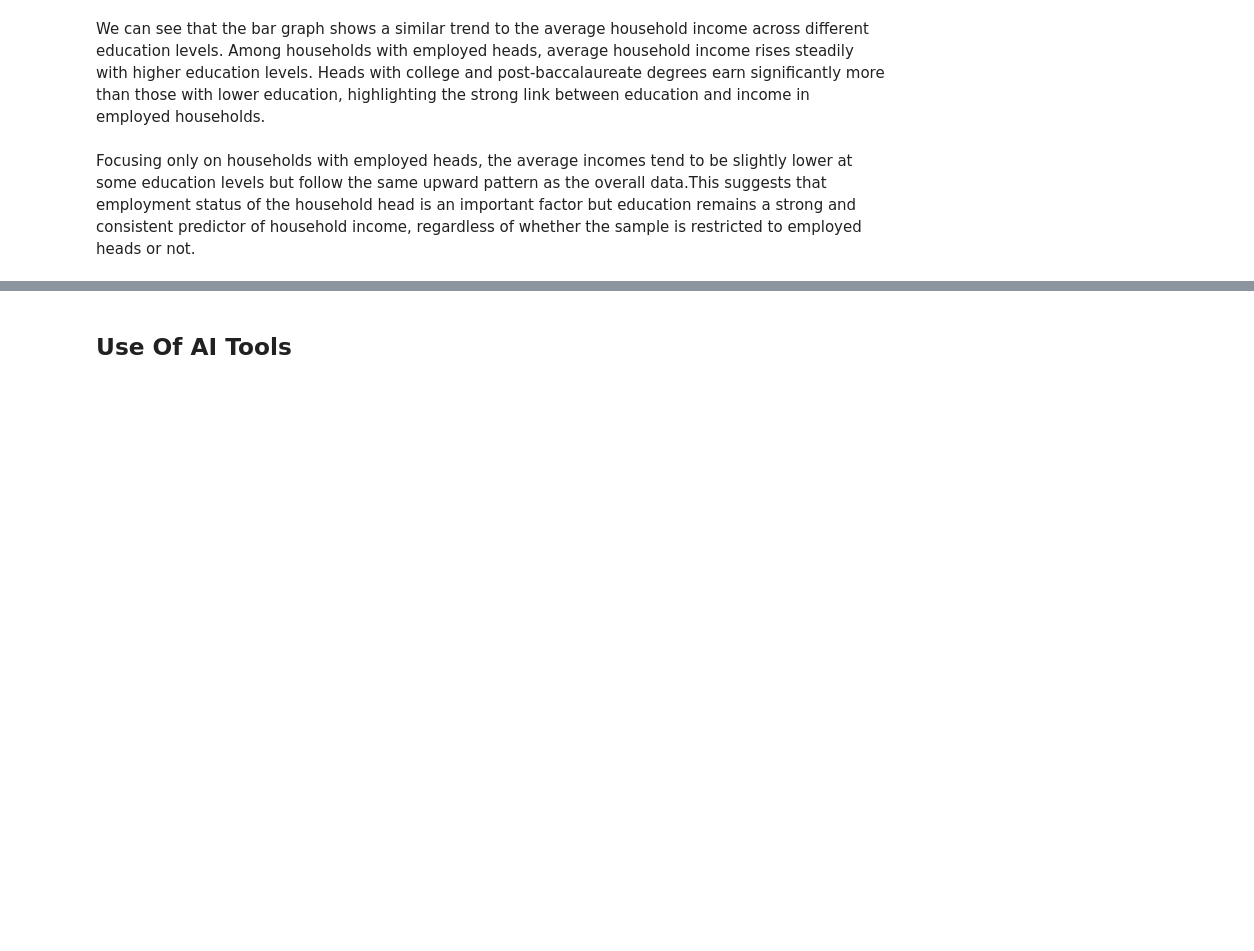
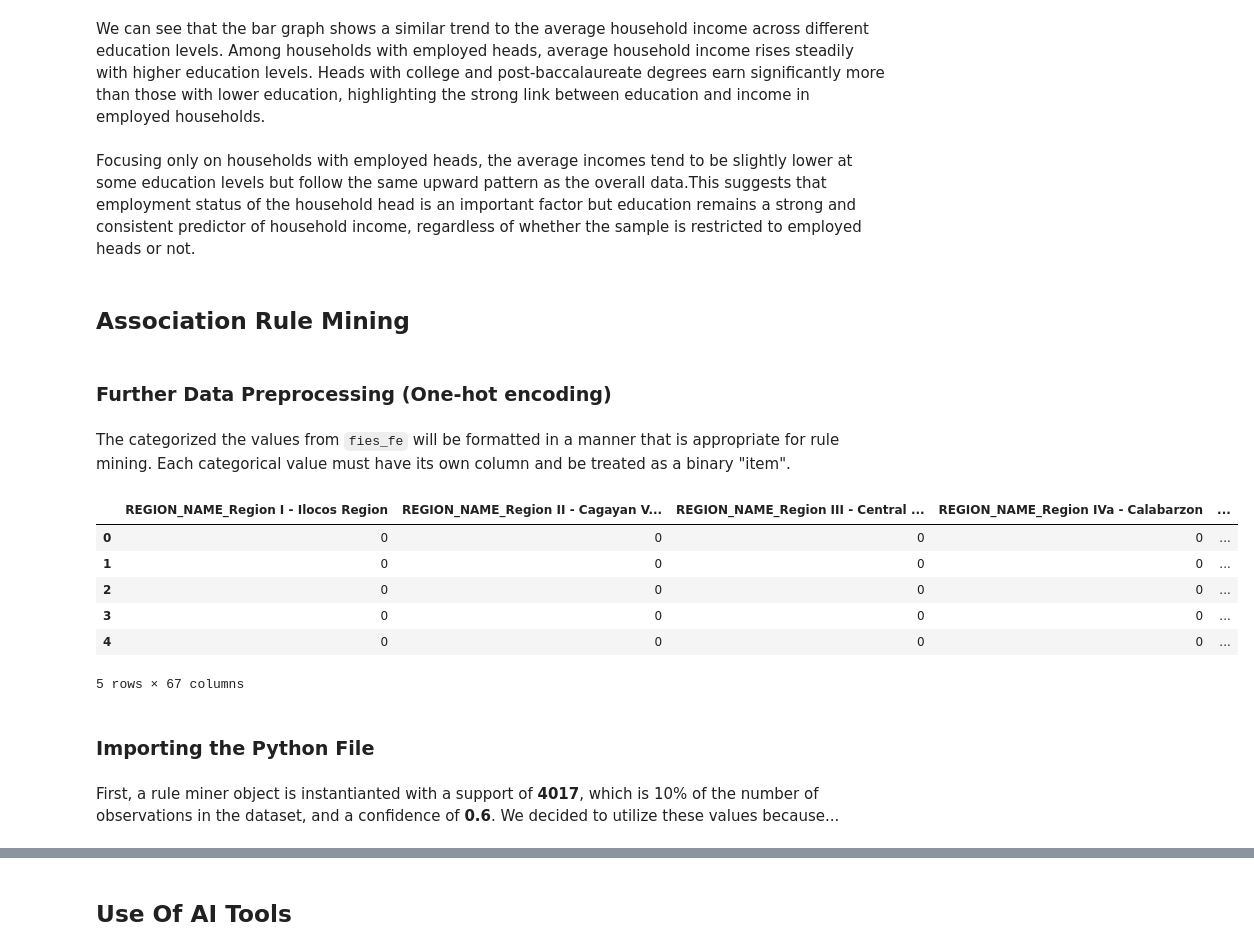
Before and after one commit to hyunjeit/CSMODEL_Phase-2, a Jupyter notebook: CSMODEL_Group6_MP1.ipynb, the cells around one changed output, grey strips where cells are left out. Drawn from its saved outputs; the diff is of its cells as text; code cells hidden in the pictures; blank space fills up the shorter version.

Commit message:
rule mining test

```diff
--- a/CSMODEL_Group6_MP1.ipynb
+++ b/CSMODEL_Group6_MP1.ipynb
@@ -1186,3 +1269,22 @@ Name: TOINC, dtype: float64
 We can see that the bar graph shows a similar trend to the average household income across different education levels. Among households with employed heads, average household income rises steadily with higher education levels. Heads with college and post-baccalaureate degrees earn significantly more than those with lower education, highlighting the strong link between education and income in employed households.
 # %% [markdown]
 Focusing only on households with employed heads, the average incomes tend to be slightly lower at some education levels but follow the same upward pattern as the overall data.This suggests that employment status of the household head is an important factor but education remains a strong and consistent predictor of household income, regardless of whether the sample is restricted to employed heads or not.
+# %% [markdown]
+## Association Rule Mining
+# %% [markdown]
+### Further Data Preprocessing (One-hot encoding)
+# %% [markdown]
+The categorized the values from `fies_fe` will be formatted in a manner that is appropriate for rule mining. Each categorical value must have its own column and be treated as a binary "item".
+# %%
+encoded_df = pd.get_dummies(fies_fe).astype(int)
+encoded_df.head()
+# %% [output]
+|  | REGION_NAME_Region I - Ilocos Region | REGION_NAME_Region II - Cagayan V... | REGION_NAME_Region III - Central ... | REGION_NAME_Region IVa - Calabarzon | ... |
+| 0 | 0 | 0 | 0 | 0 | ... |
+| 1 | 0 | 0 | 0 | 0 | ... |
+| 2 | 0 | 0 | 0 | 0 | ... |
+| 3 | 0 | 0 | 0 | 0 | ... |
+| 4 | 0 | 0 | 0 | 0 | ... |
+5 rows × 67 columns
+# %% [markdown]
+### Importing the Python File
@@ -1188,0 +1296,2 @@ Focusing only on households with employed heads, the average incomes tend to be
+# %% [markdown]
+First, a rule miner object is instantianted with a support of **4017**, which is 10% of the number of observations in the dataset, and a confidence of **0.6**. We decided to utilize these values because...
```
Also changed, not shown: parts of 30 cells of this notebook, 1 other file.
